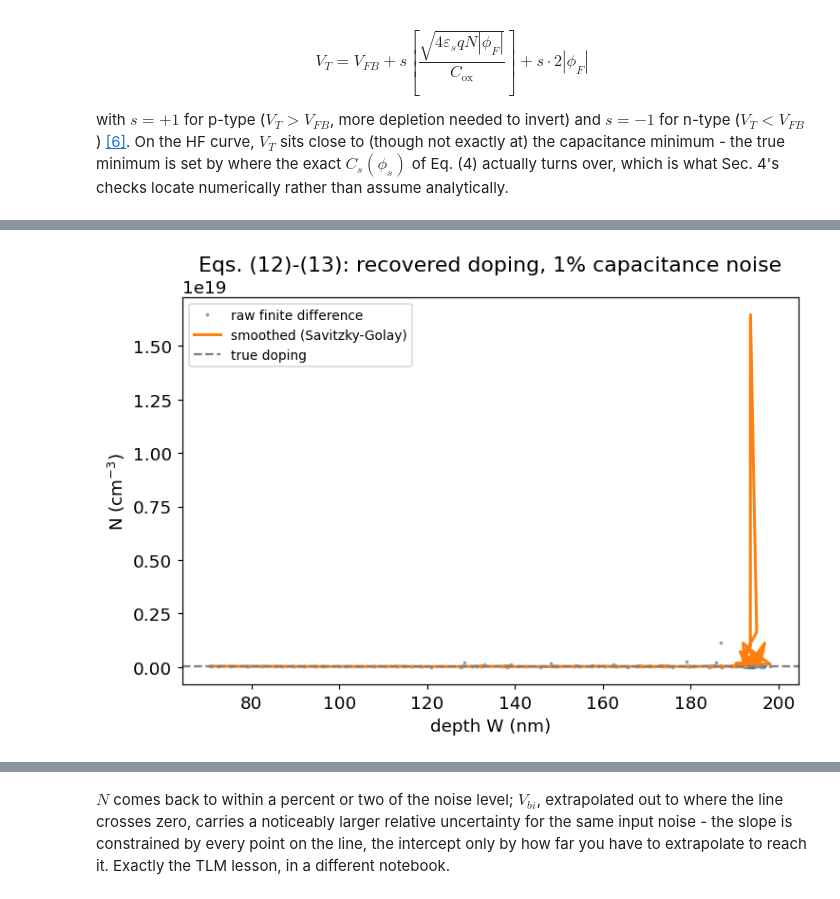
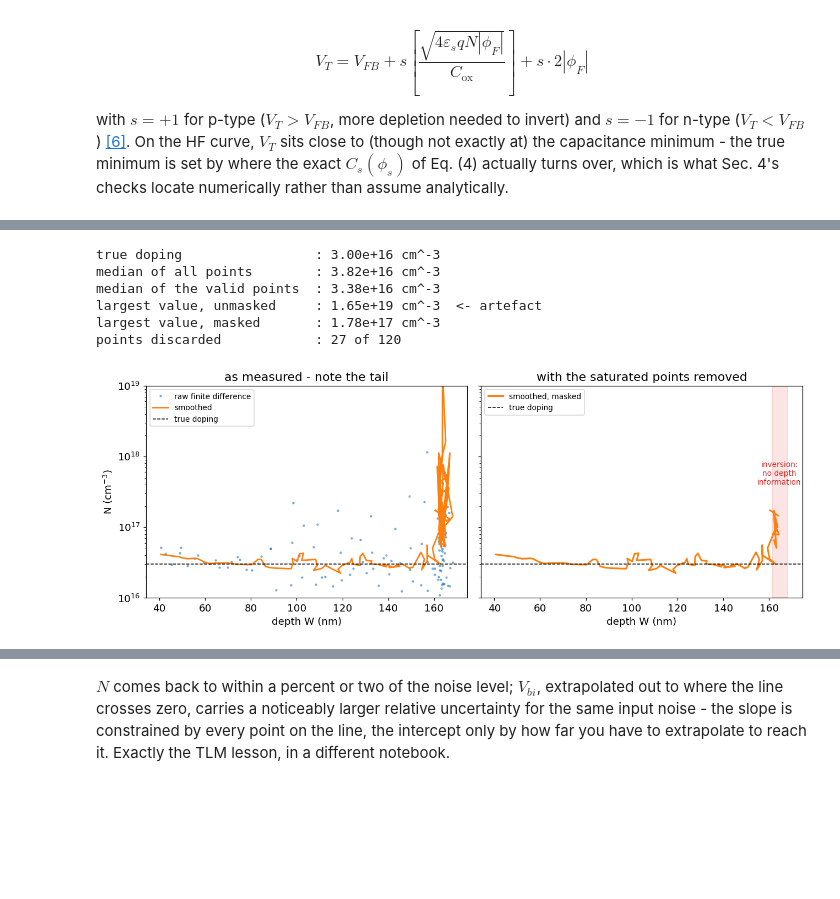
Before and after one commit to Oxford-eMat-Lab/semiconductor-characterisation, a Jupyter notebook: CGV/cgv_analysis.ipynb, the cells around one changed output, grey strips where cells are left out. Saved outputs shown, nothing was run; the diff lists cells and outputs as text; code cells hidden in the pictures; blank space fills up the shorter version.

```diff
--- a/CGV/cgv_analysis.ipynb
+++ b/CGV/cgv_analysis.ipynb
@@ -422,21 +442,53 @@ raw finite difference against a smoothed one on the same data.
 # %%
 N_true_uniform = 3e16
 VFB2 = -0.8
 Vg2 = np.linspace(VFB2 + 0.1, VFB2 + 1.4, 120)
-C2 = cgv.synthetic_hf_cv(Vg2, area_cm2, tox_nm, N_true_uniform, 'p', VFB2, noise_frac=0.01, seed=1)
+C2 = cgv.synthetic_hf_cv(Vg2, area_cm2, tox_nm, N_true_uniform, 'p', VFB2,
+                         noise_frac=0.01, seed=1)
 
-W_raw, N_raw = cgv.doping_profile_from_cv(Vg2, C2, area_cm2, smooth=False)
-W_sm, N_sm = cgv.doping_profile_from_cv(Vg2, C2, area_cm2, smooth=True)
+# cox_F tells the extraction to subtract the oxide from the series
+# combination before turning capacitance into depth - see Eq. (13).
+W_raw, N_raw = cgv.doping_profile_from_cv(Vg2, C2, area_cm2, cox_F=Cox,
+                                          smooth=False, mask_invalid=False)
+W_all, N_all = cgv.doping_profile_from_cv(Vg2, C2, area_cm2, cox_F=Cox,
+                                          smooth=True, mask_invalid=False)
+W_ok,  N_ok  = cgv.doping_profile_from_cv(Vg2, C2, area_cm2, cox_F=Cox,
+                                          smooth=True)
 
-fig, ax = plt.subplots(figsize=(7, 5))
-ax.plot(W_raw*1e7, N_raw, '.', ms=3, alpha=0.5, label='raw finite difference')
-ax.plot(W_sm*1e7, N_sm, lw=2, label='smoothed (Savitzky-Golay)')
-ax.axhline(N_true_uniform, color='gray', ls='--', label='true doping')
-ax.set_xlabel('depth W (nm)')
-ax.set_ylabel(r'N (cm$^{-3}$)')
-ax.set_title('Eqs. (12)-(13): recovered doping, 1% capacitance noise')
-ax.legend(fontsize=9)
+fig, ax = plt.subplots(1, 2, figsize=(12, 4.6), sharey=True)
+ax[0].semilogy(W_raw*1e7, N_raw, '.', ms=4, alpha=0.45, color='C0',
+               label='raw finite difference')
+ax[0].semilogy(W_all*1e7, N_all, lw=1.8, color='C1', label='smoothed')
+ax[0].axhline(N_true_uniform, color='k', ls='--', lw=1, label='true doping')
+ax[0].set_title('as measured - note the tail')
+ax[1].semilogy(W_ok*1e7, N_ok, lw=2, color='C1', label='smoothed, masked')
+ax[1].axhline(N_true_uniform, color='k', ls='--', lw=1, label='true doping')
+ax[1].set_title('with the saturated points removed')
+bad = ~np.isfinite(N_ok)
+if bad.any():
+    ax[1].axvspan(np.nanmin(W_all[bad])*1e7, np.nanmax(W_all[bad])*1e7,
+                  color='C3', alpha=0.12)
+    ax[1].text(np.nanmean(W_all[bad])*1e7, 4e17, 'inversion:\nno depth\ninformation',
+               ha='center', fontsize=9, color='C3')
+for a in ax:
+    a.set_xlabel('depth W (nm)')
+    a.legend(fontsize=9, loc='upper left')
+    a.set_ylim(1e16, 1e19)
+ax[0].set_ylabel(r'N (cm$^{-3}$)')
 plt.tight_layout()
 plt.show()
+
+print(f"true doping                 : {N_true_uniform:.2e} cm^-3")
+print(f"median of all points        : {np.nanmedian(N_all):.2e} cm^-3")
+print(f"median of the valid points  : {np.nanmedian(N_ok):.2e} cm^-3")
+print(f"largest value, unmasked     : {np.nanmax(N_all):.2e} cm^-3  <- artefact")
+print(f"largest value, masked       : {np.nanmax(N_ok):.2e} cm^-3")
+print(f"points discarded            : {bad.sum()} of {len(N_ok)}")
 # %% [output]
+true doping                 : 3.00e+16 cm^-3
+median of all points        : 3.82e+16 cm^-3
+median of the valid points  : 3.38e+16 cm^-3
+largest value, unmasked     : 1.65e+19 cm^-3  <- artefact
+largest value, masked       : 1.78e+17 cm^-3
+points discarded            : 27 of 120
-[figure, old version]
+[figure, new version]
```
Also changed, not shown: parts of 34 cells of this notebook, 3 other files.
